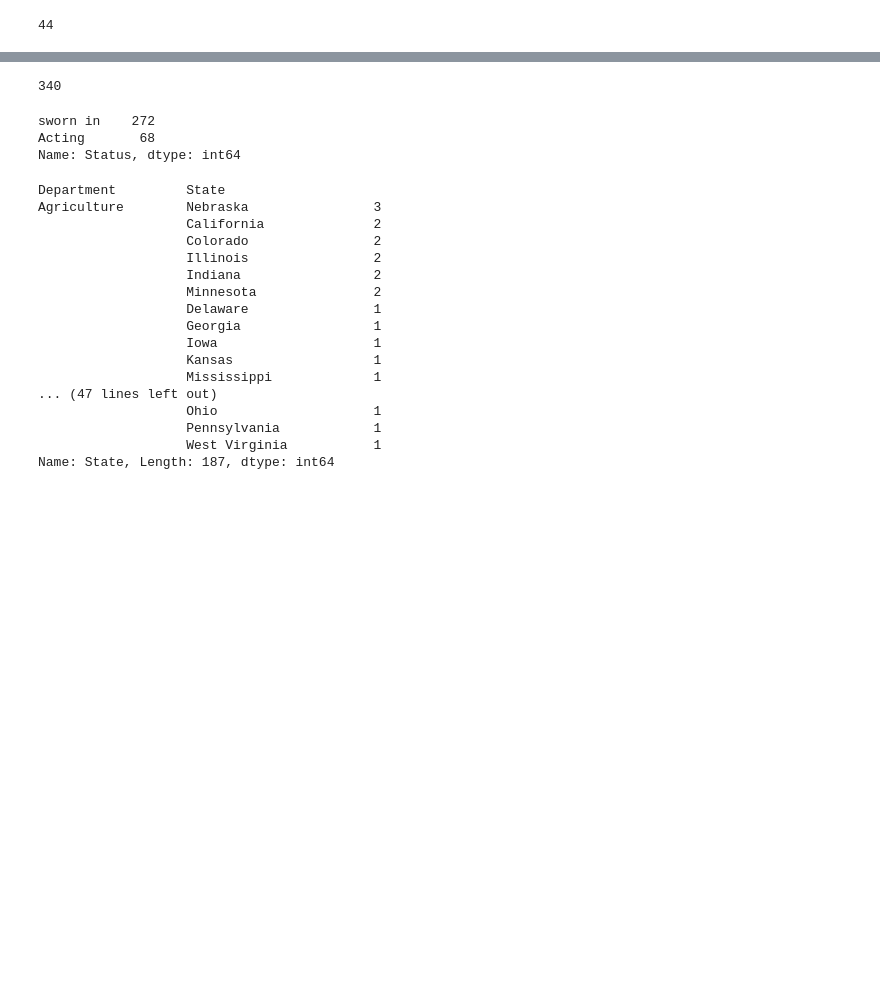
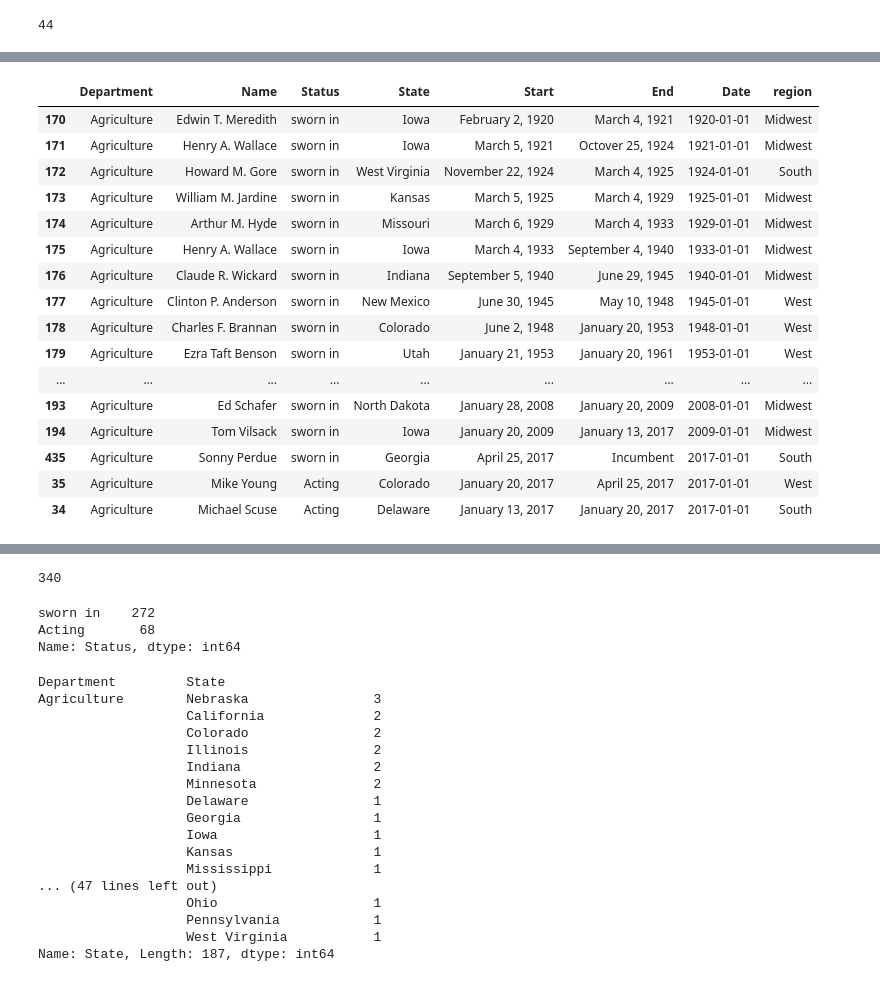
Before and after one commit to maijaliisa/studio-projects, a Jupyter notebook: code/AllThePresidentsCabinets/Presidential_Cabinet.ipynb, the cells around one changed output, grey strips where cells are left out. Drawn from its saved outputs; the diff is of its cells as text; code cells hidden in the pictures; blank space fills up the shorter version.

```diff
--- a/code/AllThePresidentsCabinets/Presidential_Cabinet.ipynb
+++ b/code/AllThePresidentsCabinets/Presidential_Cabinet.ipynb
@@ -285,0 +370,21 @@ len(df_state.sort_values(by='Date'))
+# %%
+df_agriculture = df_WWII[df_WWII['Department'] == 'Agriculture']
+df_agriculture.sort_values(by='Date')
+# %% [output]
+|  | Department | Name | Status | State | Start | End | Date | region |
+| 170 | Agriculture | Edwin T. Meredith | sworn in | Iowa | February 2, 1920 | March 4, 1921 | 1920-01-01 | Midwest |
+| 171 | Agriculture | Henry A. Wallace | sworn in | Iowa | March 5, 1921 | Octover 25, 1924 | 1921-01-01 | Midwest |
+| 172 | Agriculture | Howard M. Gore | sworn in | West Virginia | November 22, 1924 | March 4, 1925 | 1924-01-01 | South |
+| 173 | Agriculture | William M. Jardine | sworn in | Kansas | March 5, 1925 | March 4, 1929 | 1925-01-01 | Midwest |
+| 174 | Agriculture | Arthur M. Hyde | sworn in | Missouri | March 6, 1929 | March 4, 1933 | 1929-01-01 | Midwest |
+| 175 | Agriculture | Henry A. Wallace | sworn in | Iowa | March 4, 1933 | September 4, 1940 | 1933-01-01 | Midwest |
+| 176 | Agriculture | Claude R. Wickard | sworn in | Indiana | September 5, 1940 | June 29, 1945 | 1940-01-01 | Midwest |
+| 177 | Agriculture | Clinton P. Anderson | sworn in | New Mexico | June 30, 1945 | May 10, 1948 | 1945-01-01 | West |
+| 178 | Agriculture | Charles F. Brannan | sworn in | Colorado | June 2, 1948 | January 20, 1953 | 1948-01-01 | West |
+| 179 | Agriculture | Ezra Taft Benson | sworn in | Utah | January 21, 1953 | January 20, 1961 | 1953-01-01 | West |
+| ... | ... | ... | ... | ... | ... | ... | ... | ... |
+| 193 | Agriculture | Ed Schafer | sworn in | North Dakota | January 28, 2008 | January 20, 2009 | 2008-01-01 | Midwest |
+| 194 | Agriculture | Tom Vilsack | sworn in | Iowa | January 20, 2009 | January 13, 2017 | 2009-01-01 | Midwest |
+| 435 | Agriculture | Sonny Perdue | sworn in | Georgia | April 25, 2017 | Incumbent | 2017-01-01 | South |
+| 35 | Agriculture | Mike Young | Acting | Colorado | January 20, 2017 | April 25, 2017 | 2017-01-01 | West |
+| 34 | Agriculture | Michael Scuse | Acting | Delaware | January 13, 2017 | January 20, 2017 | 2017-01-01 | South |
```
Also changed, not shown: parts of 13 cells of this notebook, 2 other files.
